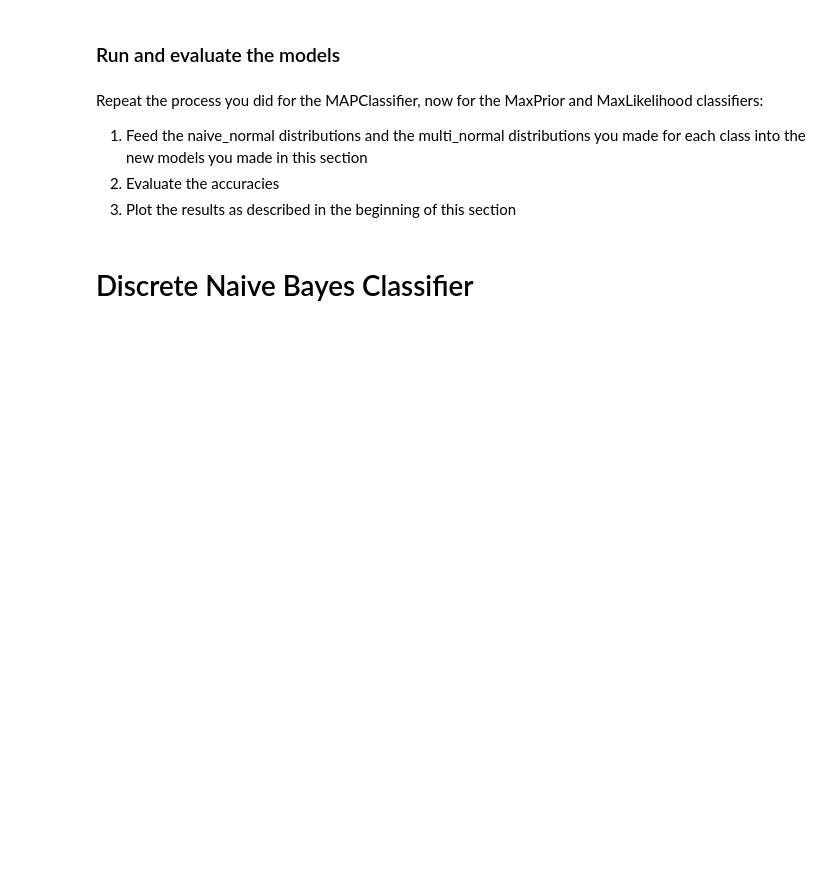
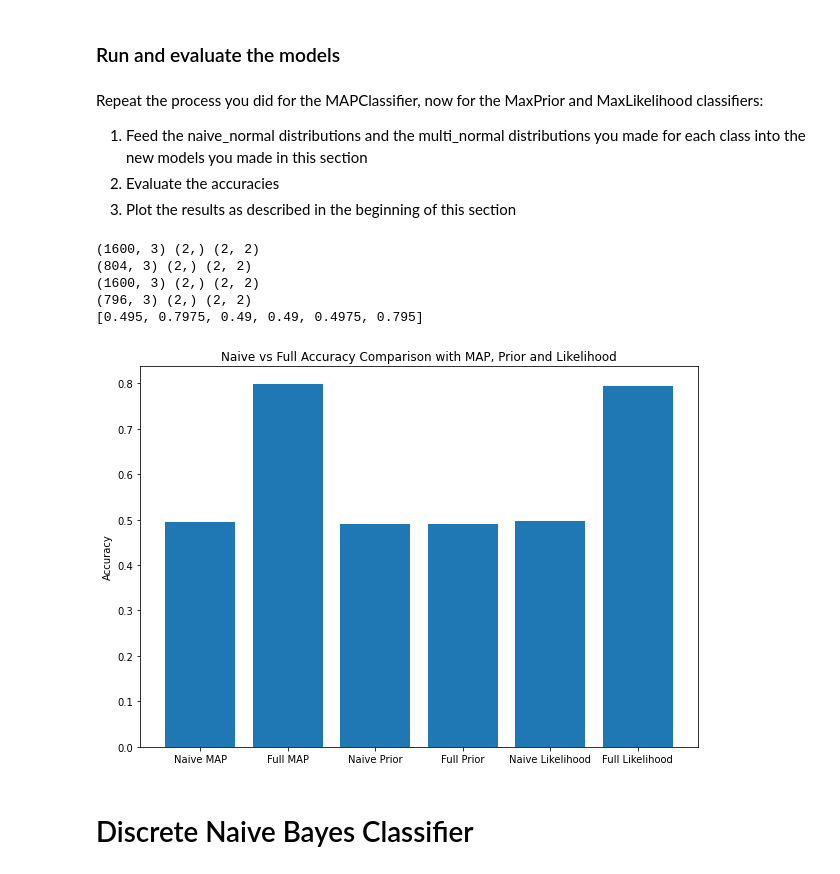
Before and after one commit to danspts/ml-hw, a Jupyter notebook: hw3/MAP_Classifier.ipynb, the cells around one changed output. Saved outputs shown, nothing was run; the diff lists cells and outputs as text; code cells hidden in the pictures; blank space fills up the shorter version.

```diff
--- a/hw3/MAP_Classifier.ipynb
+++ b/hw3/MAP_Classifier.ipynb
@@ -345,7 +362,8 @@ class MaxPrior():
             - ccd0 : An object contating the relevant parameters and methods for the distribution of class 0.
             - ccd1 : An object contating the relevant parameters and methods for the distribution of class 1.
         """
-        pass
+        self.ccd0 = ccd0
+        self.ccd1 = ccd1
 
     def predict(self, x):
         """
@@ -356,7 +374,7 @@ class MaxPrior():
         Output
             - 0 if the posterior probability of class 0 is higher and 1 otherwise.
         """
-        pass
+        return 1 if self.ccd1.get_prior() > self.ccd0.get_prior() else 0
 # %% [markdown]
 Implement the **MaxLikelihood** class and build a MaxLikelihood object like you did above with the **MAPClassifier**.
 # %%
@@ -371,7 +389,8 @@ class MaxLikelihood():
             - ccd0 : An object contating the relevant parameters and methods for the distribution of class 0.
             - ccd1 : An object contating the relevant parameters and methods for the distribution of class 1.
         """
-        pass
+        self.ccd0 = ccd0
+        self.ccd1 = ccd1
 
     def predict(self, x):
         """
@@ -382,7 +401,7 @@ class MaxLikelihood():
         Output
             - 0 if the posterior probability of class 0 is higher and 1 otherwise.
         """
-        pass
+        return 1 if self.ccd1.get_instance_likelihood(x) > self.ccd0.get_instance_likelihood(x) else 0
 # %% [markdown]
 ### Run and evaluate the models
 # %% [markdown]
@@ -398,3 +412,47 @@ Repeat the process you did for the MAPClassifier, now for the MaxPrior and MaxLi
+# %%
+###############################
+####### YOUR CODE HERE ########
+multi_normal_CD_0 = MultiNormalClassDistribution(train_set, 0)
+multi_normal_CD_1 = MultiNormalClassDistribution(train_set, 1)
+naive_normal_CD_0 = NaiveNormalClassDistribution(train_set, 0)
+naive_normal_CD_1 = NaiveNormalClassDistribution(train_set, 1)
+
+multi_normal_classifier = MAPClassifier(multi_normal_CD_0, multi_normal_CD_1)
+
+naive_accuracy = compute_accuracy(test_set, naive_normal_classifier)
+full_accuracy = compute_accuracy(test_set, multi_normal_classifier)
+
+
+
+naive_normal_classifier_prior = MaxPrior(naive_normal_CD_0, naive_normal_CD_1)
+multi_normal_classifier_prior = MaxPrior(multi_normal_CD_0, multi_normal_CD_1)
+
+naive_accuracy_prior = compute_accuracy(test_set, naive_normal_classifier_prior)
+full_accuracy_prior = compute_accuracy(test_set, multi_normal_classifier_prior)
+
+
+
+naive_normal_classifier_likelihood = MaxLikelihood(naive_normal_CD_0, naive_normal_CD_1)
+multi_normal_classifier_likelihood = MaxLikelihood(multi_normal_CD_0, multi_normal_CD_1)
+
+naive_accuracy_likelihood = compute_accuracy(test_set, naive_normal_classifier_likelihood)
+full_accuracy_likelihood = compute_accuracy(test_set, multi_normal_classifier_likelihood)
+
+plt.figure(figsize=(10, 7))
+plt.bar(x=['Naive MAP', 'Full MAP','Naive Prior', 'Full Prior','Naive Likelihood', 'Full Likelihood'],
+        height=[naive_accuracy, full_accuracy,naive_accuracy_prior, full_accuracy_prior, naive_accuracy_likelihood, full_accuracy_likelihood])
+plt.title("Naive vs Full Accuracy Comparison with MAP, Prior and Likelihood")
+plt.ylabel("Accuracy")
+plt.plot()
+
+###############################
+# %% [output]
+(1600, 3) (2,) (2, 2)
+(804, 3) (2,) (2, 2)
+(1600, 3) (2,) (2, 2)
+(796, 3) (2,) (2, 2)
+[0.495, 0.7975, 0.49, 0.49, 0.4975, 0.795]
+[figure, added]
 # %% [markdown]
 # Discrete Naive Bayes Classifier
 # %% [markdown]
```
Also changed, not shown: parts of 20 cells of this notebook, 2 other files.
